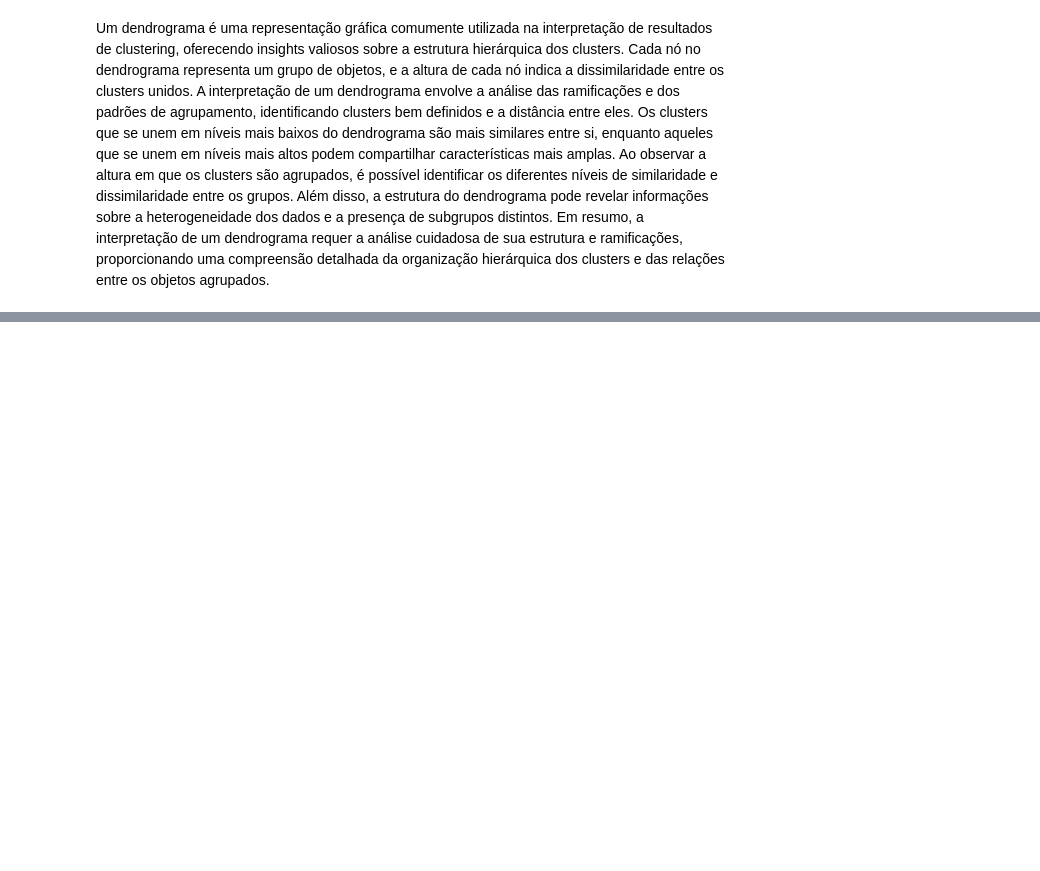
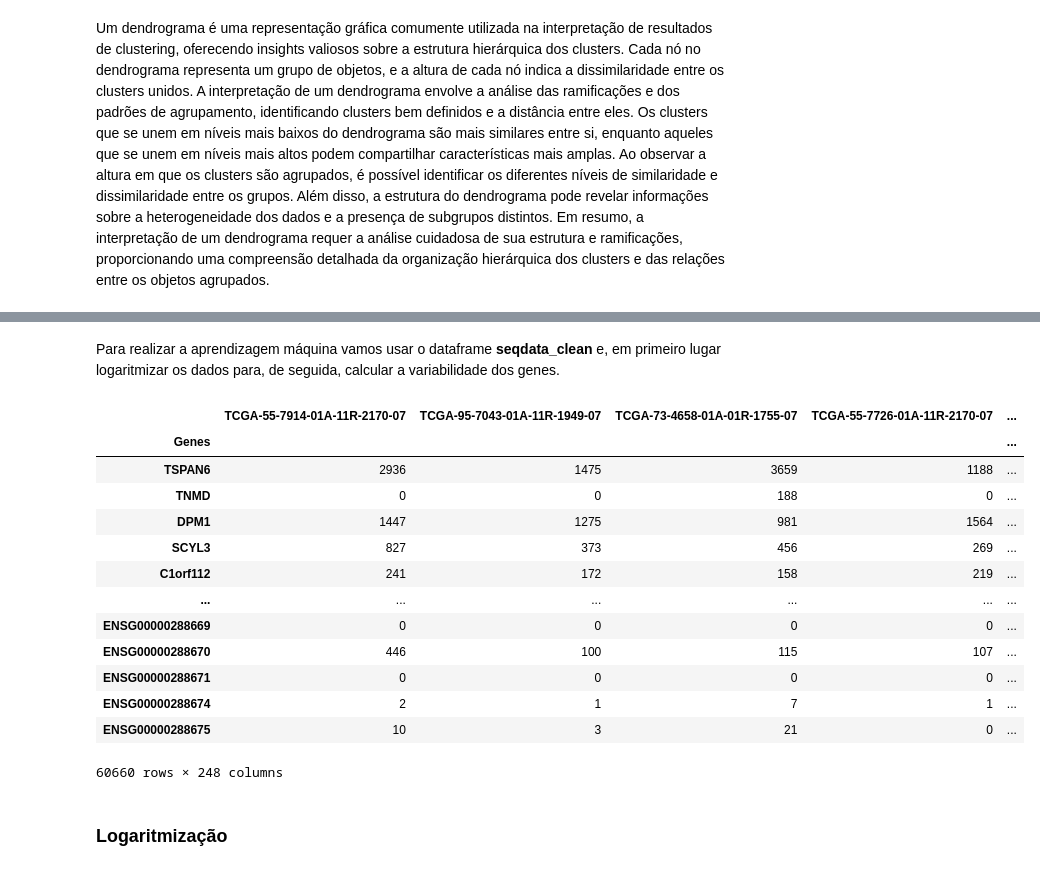
Before and after one commit to ketamine-juice/Extra-o, a Jupyter notebook: python/deseq_python - Cópia.ipynb, the cells around one changed output, grey strips where cells are left out. Saved outputs shown, nothing was run; the diff lists cells and outputs as text; code cells hidden in the pictures; blank space fills up the shorter version.

```diff
--- a/python/deseq_python - Cópia.ipynb
+++ b/python/deseq_python - Cópia.ipynb
@@ -829,0 +836,21 @@ Um dendrograma é uma representação gráfica comumente utilizada na interpreta
+# %% [markdown]
+Para realizar a aprendizagem máquina vamos usar o dataframe **seqdata_clean** e, em primeiro lugar logaritmizar os dados para, de seguida, calcular a variabilidade dos genes.
+# %%
+seqdata_clean
+# %% [output]
+|  | TCGA-55-7914-01A-11R-2170-07 | TCGA-95-7043-01A-11R-1949-07 | TCGA-73-4658-01A-01R-1755-07 | TCGA-55-7726-01A-11R-2170-07 | ... |
+| Genes |  |  |  |  | ... |
+| TSPAN6 | 2936 | 1475 | 3659 | 1188 | ... |
+| TNMD | 0 | 0 | 188 | 0 | ... |
+| DPM1 | 1447 | 1275 | 981 | 1564 | ... |
+| SCYL3 | 827 | 373 | 456 | 269 | ... |
+| C1orf112 | 241 | 172 | 158 | 219 | ... |
+| ... | ... | ... | ... | ... | ... |
+| ENSG00000288669 | 0 | 0 | 0 | 0 | ... |
+| ENSG00000288670 | 446 | 100 | 115 | 107 | ... |
+| ENSG00000288671 | 0 | 0 | 0 | 0 | ... |
+| ENSG00000288674 | 2 | 1 | 7 | 1 | ... |
+| ENSG00000288675 | 10 | 3 | 21 | 0 | ... |
+60660 rows × 248 columns
+# %% [markdown]
+### Logaritmização
```
Also changed, not shown: parts of 28 cells of this notebook, 3 other files.
